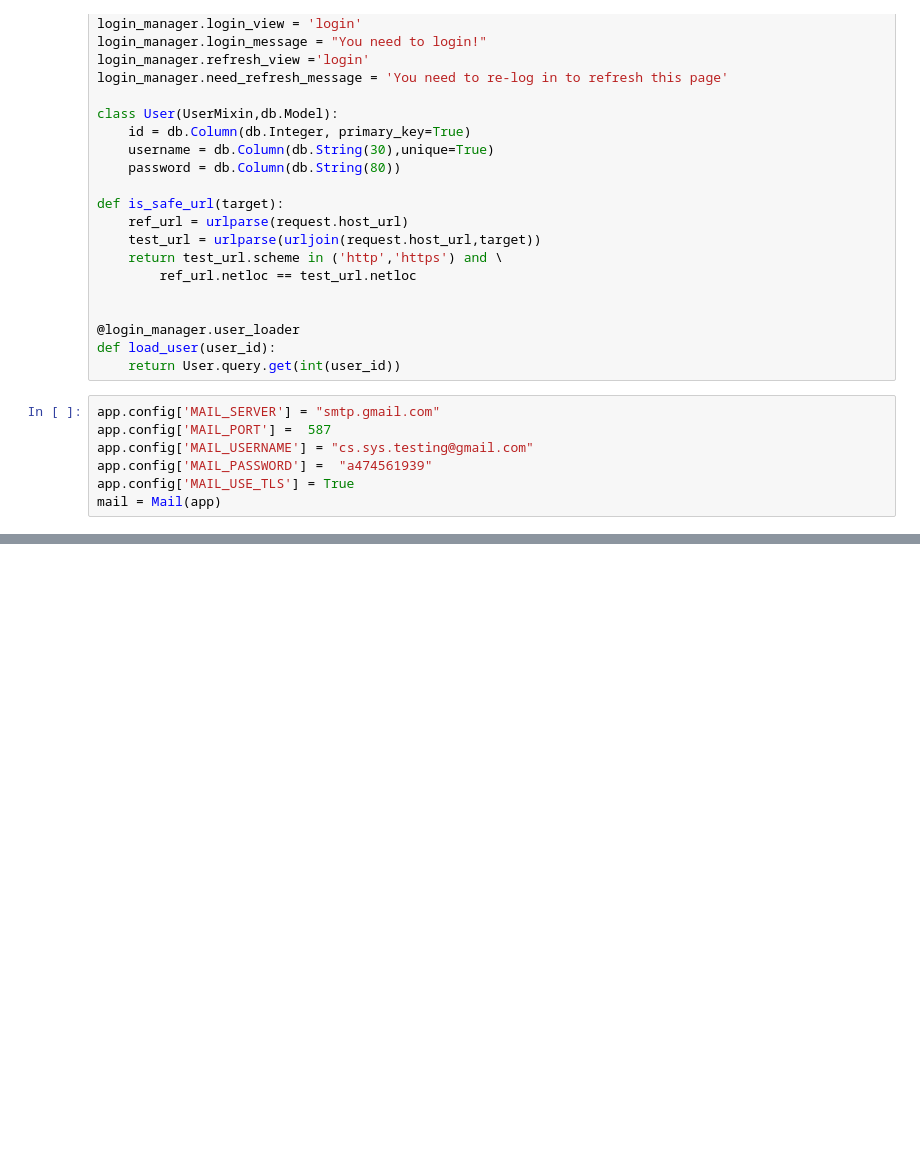
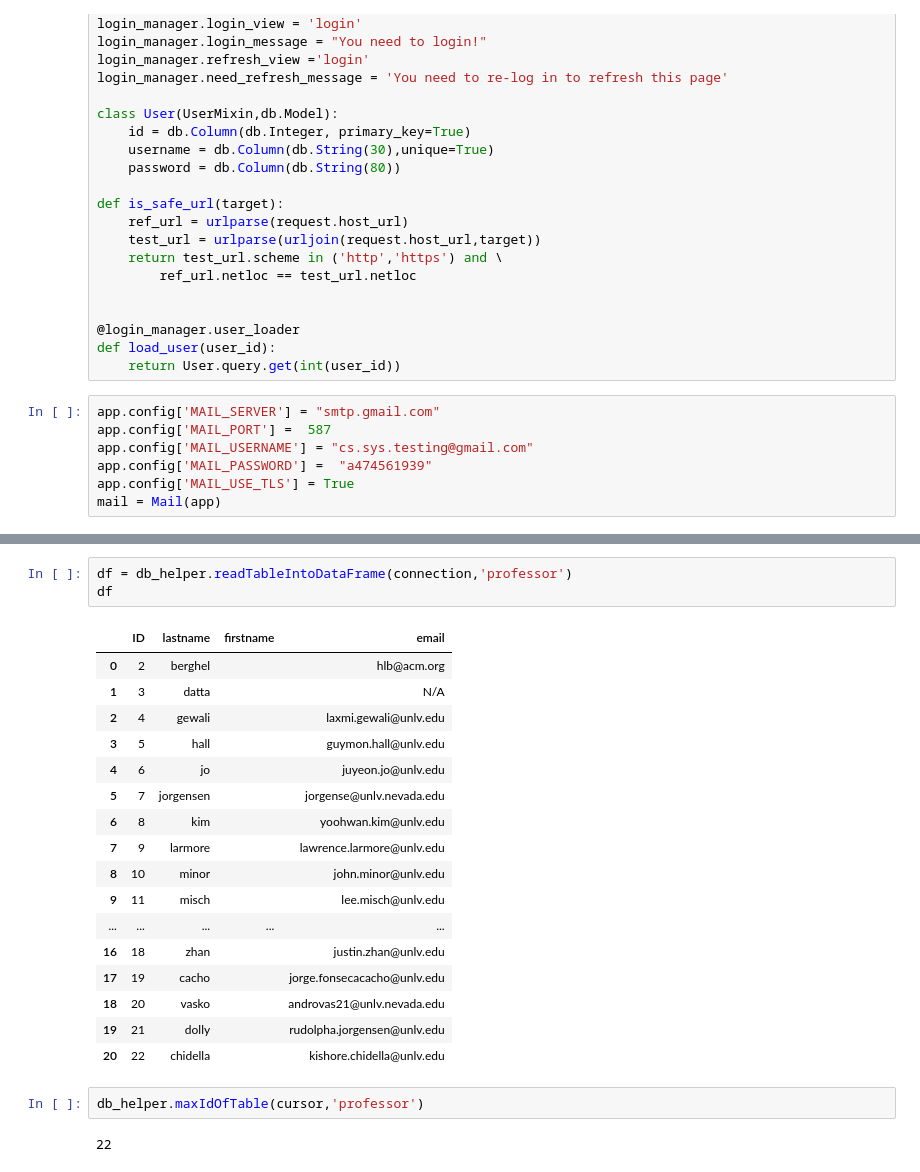
Before and after one commit to JuneLUNLV/CS490, a Jupyter notebook: flask_server_notebook.ipynb, the cells around one changed output, grey strips where cells are left out. Drawn from its saved outputs; the diff is of its cells as text; blank space fills up the shorter version.

```diff
--- a/flask_server_notebook.ipynb
+++ b/flask_server_notebook.ipynb
@@ -495,0 +655,25 @@ app.config['MAIL_USERNAME']
+# %%
+df = db_helper.readTableIntoDataFrame(connection,'professor')
+df
+# %% [output]
+|  | ID | lastname | firstname | email |
+| 0 | 2 | berghel |  | hlb@acm.org |
+| 1 | 3 | datta |  | N/A |
+| 2 | 4 | gewali |  | laxmi.gewali@unlv.edu |
+| 3 | 5 | hall |  | guymon.hall@unlv.edu |
+| 4 | 6 | jo |  | juyeon.jo@unlv.edu |
+| 5 | 7 | jorgensen |  | jorgense@unlv.nevada.edu |
+| 6 | 8 | kim |  | yoohwan.kim@unlv.edu |
+| 7 | 9 | larmore |  | lawrence.larmore@unlv.edu |
+| 8 | 10 | minor |  | john.minor@unlv.edu |
+| 9 | 11 | misch |  | lee.misch@unlv.edu |
+| ... | ... | ... | ... | ... |
+| 16 | 18 | zhan |  | justin.zhan@unlv.edu |
+| 17 | 19 | cacho |  | jorge.fonsecacacho@unlv.edu |
+| 18 | 20 | vasko |  | androvas21@unlv.nevada.edu |
+| 19 | 21 | dolly |  | rudolpha.jorgensen@unlv.edu |
+| 20 | 22 | chidella |  | kishore.chidella@unlv.edu |
+# %%
+db_helper.maxIdOfTable(cursor,'professor')
+# %% [output]
+22
```
Also changed, not shown: parts of 9 cells of this notebook, 8 other files.
